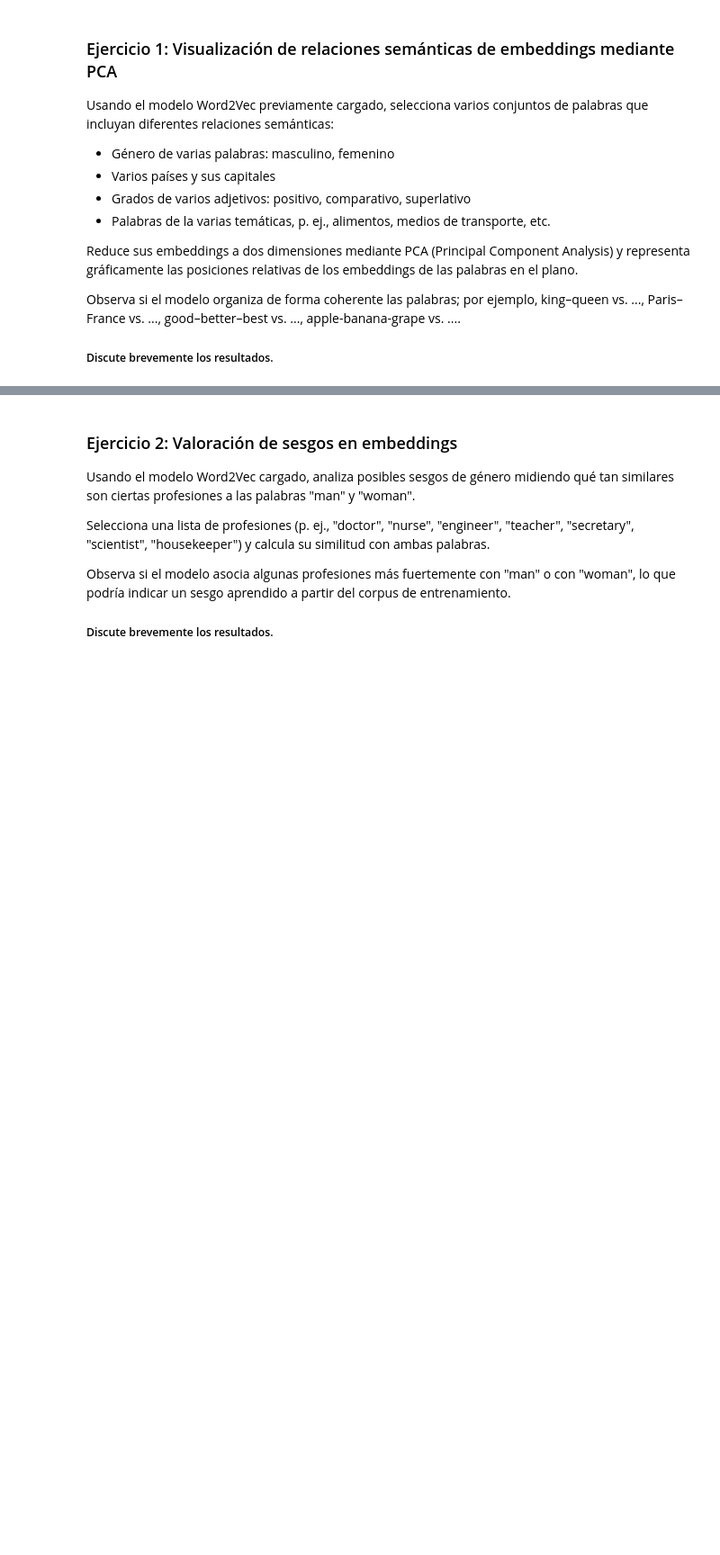
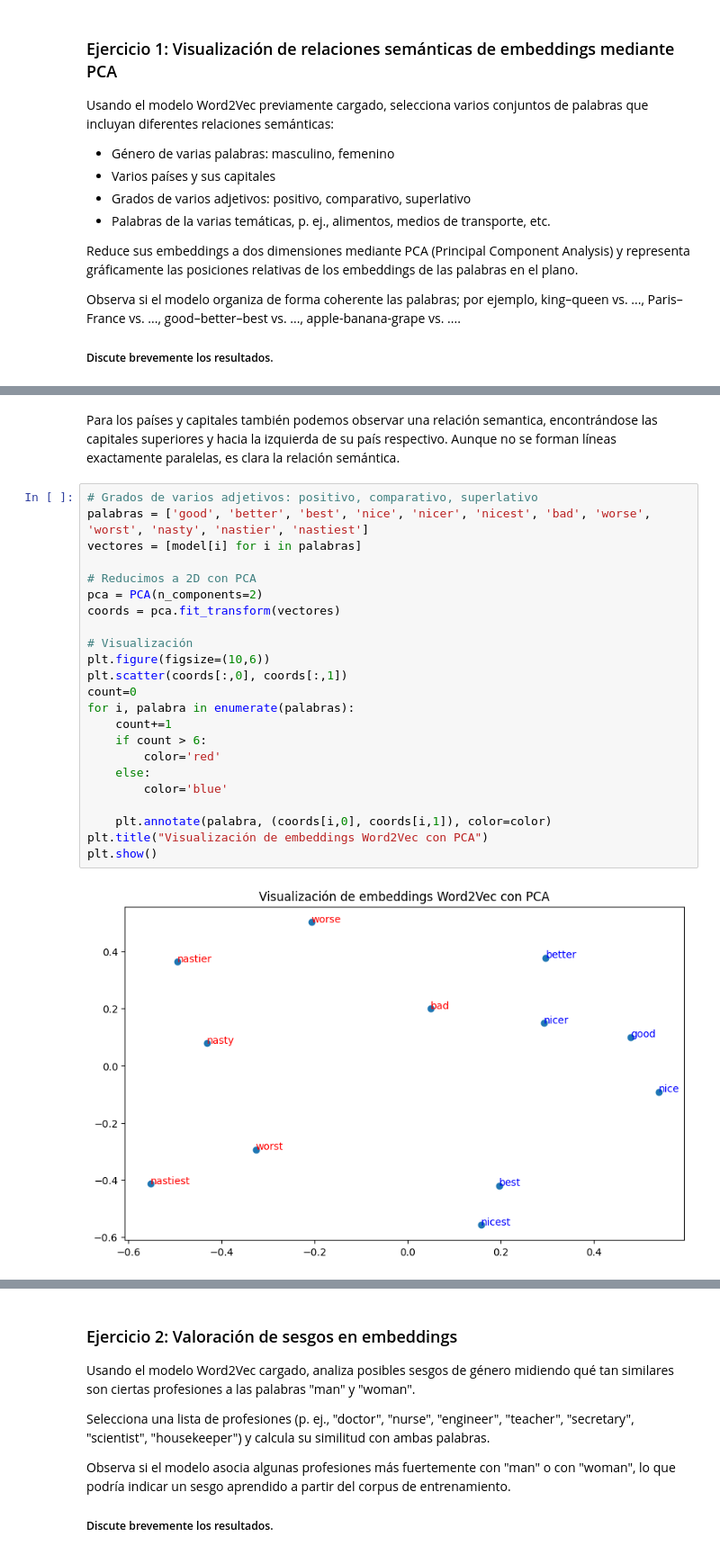
Before and after one commit to taniaG02/mineria_texto, a Jupyter notebook: Entrega2/mintex2526-lab2-WordEmbeddings.ipynb, the cells around one changed output, grey strips where cells are left out. Shown at 90% size. Cells and saved outputs as stored; diff of their text form; blank space fills up the shorter version.

```diff
--- a/Entrega2/mintex2526-lab2-WordEmbeddings.ipynb
+++ b/Entrega2/mintex2526-lab2-WordEmbeddings.ipynb
@@ -248,0 +273,27 @@ plt.show()
+# %% [markdown]
+Para los países y capitales también podemos observar una relación semantica, encontrándose las capitales superiores y hacia la izquierda de su país respectivo. Aunque no se forman líneas exactamente paralelas, es clara la relación semántica.
+# %%
+# Grados de varios adjetivos: positivo, comparativo, superlativo
+palabras = ['good', 'better', 'best', 'nice', 'nicer', 'nicest', 'bad', 'worse', 'worst', 'nasty', 'nastier', 'nastiest']
+vectores = [model[i] for i in palabras]
+
+# Reducimos a 2D con PCA
+pca = PCA(n_components=2)
+coords = pca.fit_transform(vectores)
+
+# Visualización
+plt.figure(figsize=(10,6))
+plt.scatter(coords[:,0], coords[:,1])
+count=0
+for i, palabra in enumerate(palabras):
+    count+=1
+    if count > 6:
+        color='red'
+    else:
+        color='blue'
+
+    plt.annotate(palabra, (coords[i,0], coords[i,1]), color=color)
+plt.title("Visualización de embeddings Word2Vec con PCA")
+plt.show()
+# %% [output]
+[figure, added]
```
Also changed, not shown: parts of 6 cells of this notebook.
